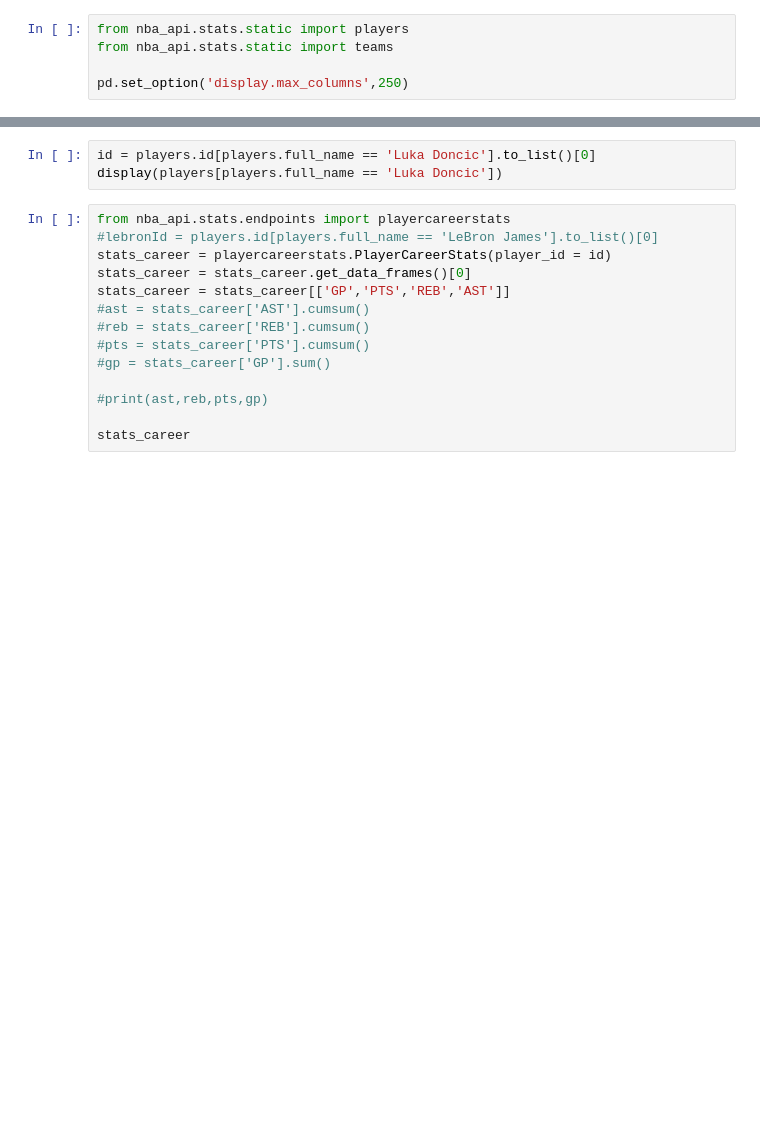
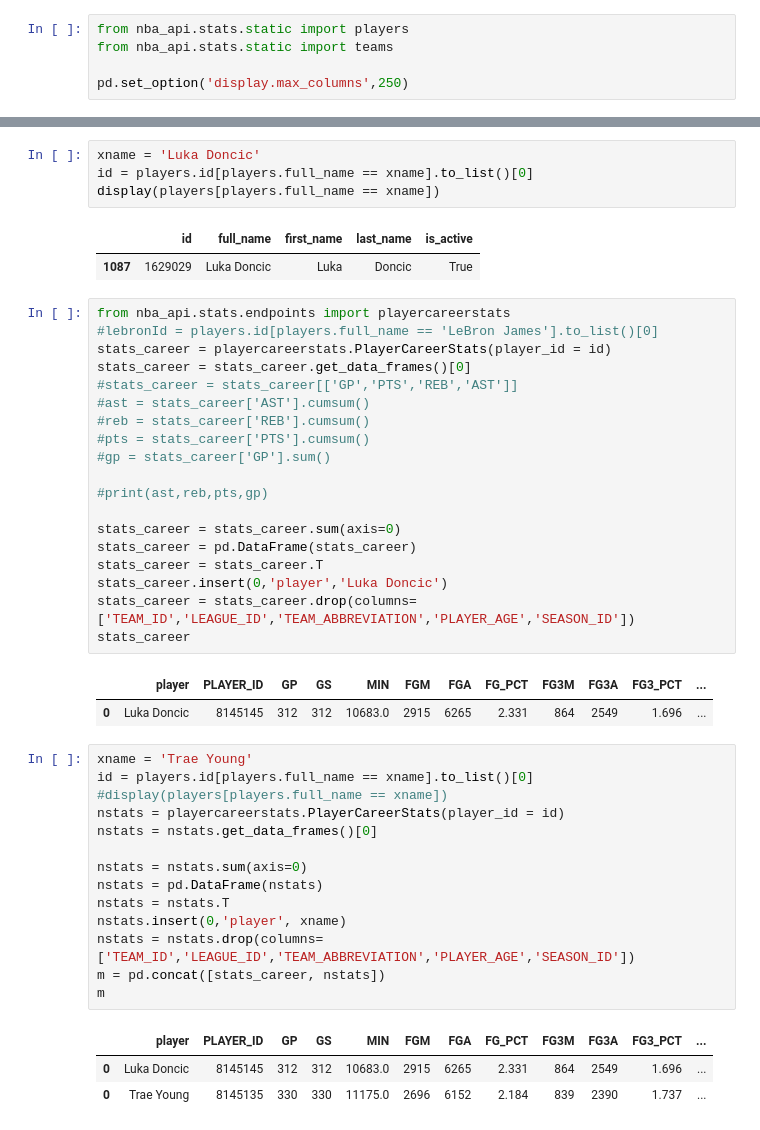
Before and after one commit to jrocarlos/GOAT, a Jupyter notebook: goat_new.ipynb, the cells around one changed output, grey strips where cells are left out. Saved outputs shown, nothing was run; the diff lists cells and outputs as text; blank space fills up the shorter version.

Commit message:
concat data

```diff
--- a/goat_new.ipynb
+++ b/goat_new.ipynb
@@ -159,12 +221,16 @@ players.head()
 # %%
-id = players.id[players.full_name == 'Luka Doncic'].to_list()[0]
-display(players[players.full_name == 'Luka Doncic'])
+xname = 'Luka Doncic'
+id = players.id[players.full_name == xname].to_list()[0]
+display(players[players.full_name == xname])
+# %% [output]
+|  | id | full_name | first_name | last_name | is_active |
+| 1087 | 1629029 | Luka Doncic | Luka | Doncic | True |
 # %%
 from nba_api.stats.endpoints import playercareerstats
 #lebronId = players.id[players.full_name == 'LeBron James'].to_list()[0]
 stats_career = playercareerstats.PlayerCareerStats(player_id = id)
 stats_career = stats_career.get_data_frames()[0]
-stats_career = stats_career[['GP','PTS','REB','AST']]
+#stats_career = stats_career[['GP','PTS','REB','AST']]
 #ast = stats_career['AST'].cumsum()
 #reb = stats_career['REB'].cumsum()
 #pts = stats_career['PTS'].cumsum()
@@ -172,4 +238,30 @@ stats_career = stats_career[['GP','PTS','REB','AST']]
 
 #print(ast,reb,pts,gp)
 
+stats_career = stats_career.sum(axis=0)
+stats_career = pd.DataFrame(stats_career)
+stats_career = stats_career.T
+stats_career.insert(0,'player','Luka Doncic')
+stats_career = stats_career.drop(columns=['TEAM_ID','LEAGUE_ID','TEAM_ABBREVIATION','PLAYER_AGE','SEASON_ID'])
 stats_career
+# %% [output]
+|  | player | PLAYER_ID | GP | GS | MIN | FGM | FGA | FG_PCT | FG3M | FG3A | FG3_PCT | ... |
+| 0 | Luka Doncic | 8145145 | 312 | 312 | 10683.0 | 2915 | 6265 | 2.331 | 864 | 2549 | 1.696 | ... |
+# %%
+xname = 'Trae Young'
+id = players.id[players.full_name == xname].to_list()[0]
+#display(players[players.full_name == xname])
+nstats = playercareerstats.PlayerCareerStats(player_id = id)
+nstats = nstats.get_data_frames()[0]
+
+nstats = nstats.sum(axis=0)
+nstats = pd.DataFrame(nstats)
+nstats = nstats.T
+nstats.insert(0,'player', xname)
+nstats = nstats.drop(columns=['TEAM_ID','LEAGUE_ID','TEAM_ABBREVIATION','PLAYER_AGE','SEASON_ID'])
+m = pd.concat([stats_career, nstats])
+m
+# %% [output]
+|  | player | PLAYER_ID | GP | GS | MIN | FGM | FGA | FG_PCT | FG3M | FG3A | FG3_PCT | ... |
+| 0 | Luka Doncic | 8145145 | 312 | 312 | 10683.0 | 2915 | 6265 | 2.331 | 864 | 2549 | 1.696 | ... |
+| 0 | Trae Young | 8145135 | 330 | 330 | 11175.0 | 2696 | 6152 | 2.184 | 839 | 2390 | 1.737 | ... |
```
Also changed, not shown: parts of 15 cells of this notebook.
